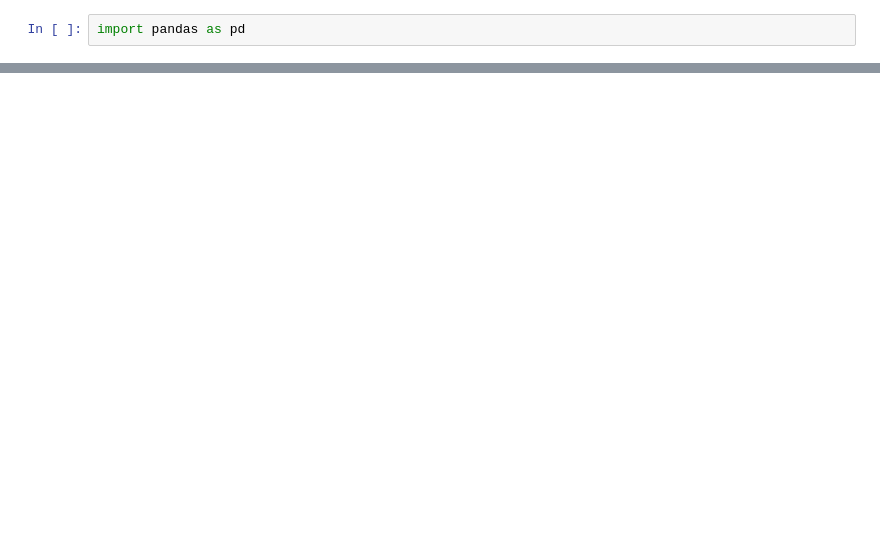
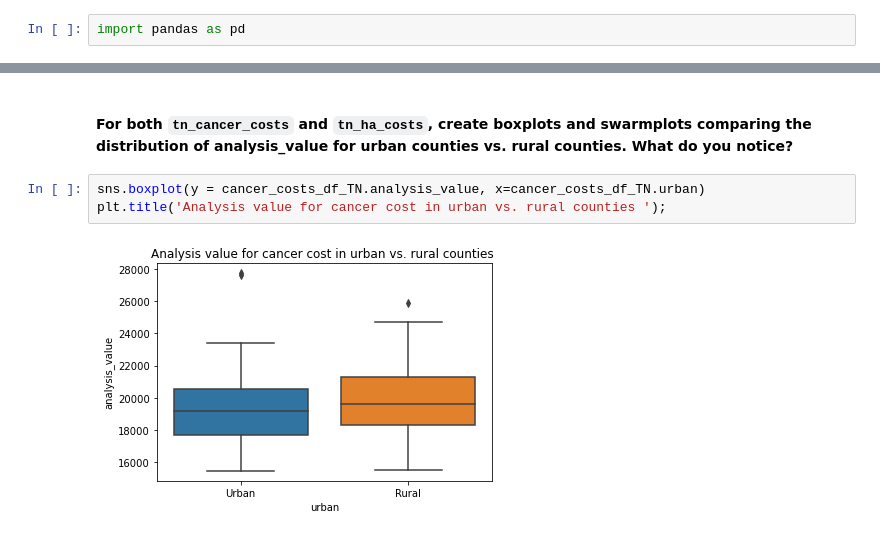
Before and after one commit to trinhlt2/data-science-essentials-3, a Jupyter notebook: notebooks/tn_med_helper_exploratory.ipynb, the cells around one changed output, grey strips where cells are left out. Saved outputs shown, nothing was run; the diff lists cells and outputs as text; blank space fills up the shorter version.

```diff
--- a/notebooks/tn_med_helper_exploratory.ipynb
+++ b/notebooks/tn_med_helper_exploratory.ipynb
@@ -176,0 +359,7 @@ income_df_TN.to_csv('')
+# %% [markdown]
+#### For both `tn_cancer_costs` and `tn_ha_costs`, create boxplots and swarmplots comparing the distribution of analysis_value for urban counties vs. rural counties. What do you notice?
+# %%
+sns.boxplot(y = cancer_costs_df_TN.analysis_value, x=cancer_costs_df_TN.urban)
+plt.title('Analysis value for cancer cost in urban vs. rural counties ');
+# %% [output]
+[figure, added]
```
Also changed, not shown: parts of 104 cells of this notebook, 5 other files.
